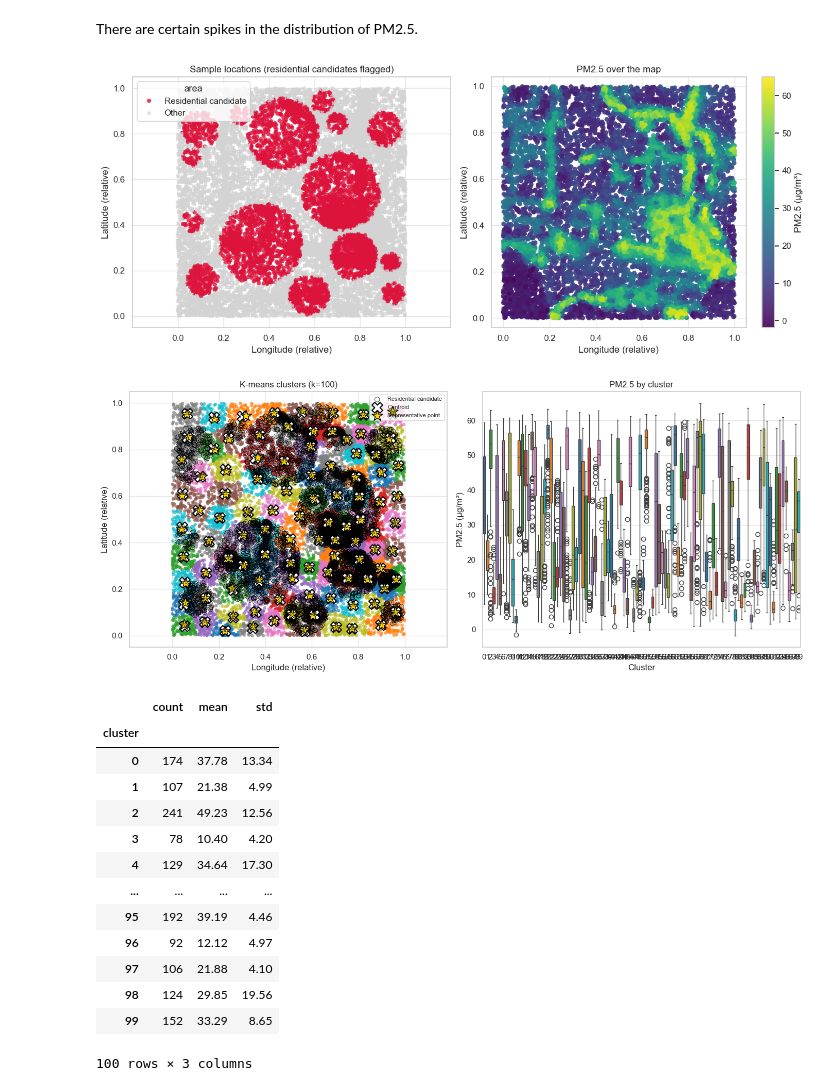
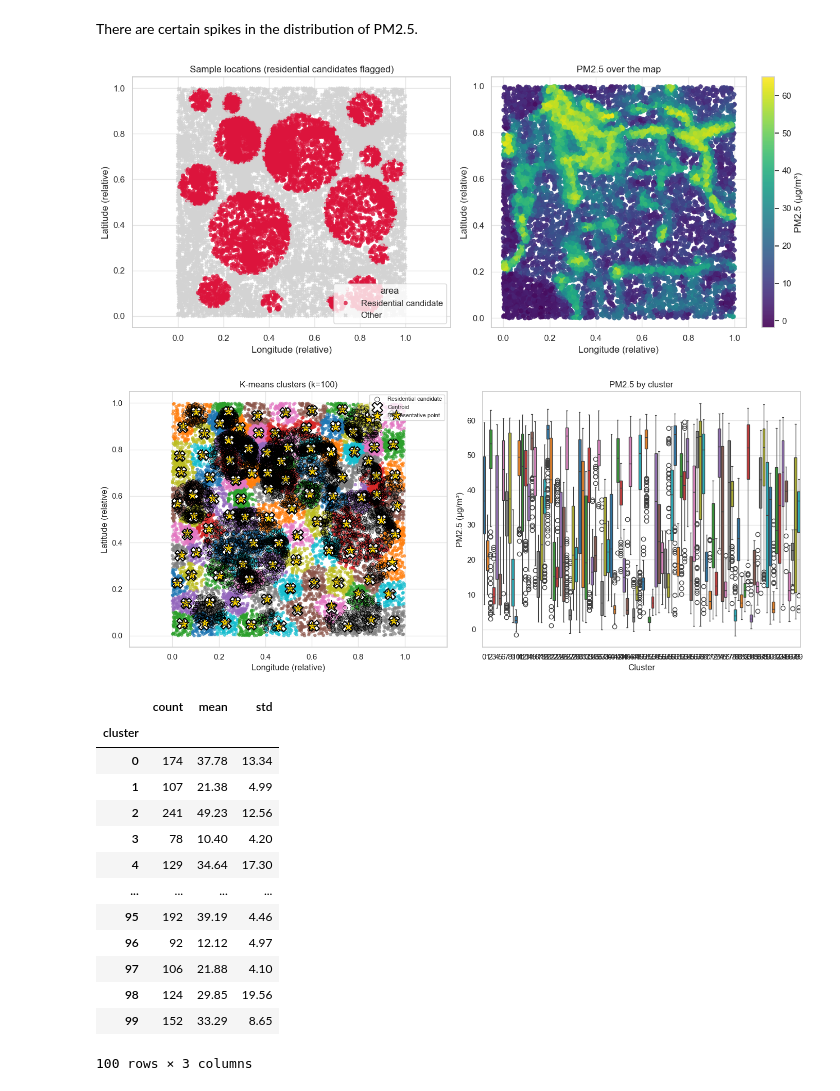
Before and after one commit to Sickthon/PAI_Project_1, a Jupyter notebook: dataset_exploration.ipynb, the cells around one changed output. Drawn from its saved outputs; the diff is of its cells as text; code cells hidden in the pictures.

Commit message:
changed latitude and longitude column names

```diff
--- a/dataset_exploration.ipynb
+++ b/dataset_exploration.ipynb
@@ -7,19 +7,19 @@ import seaborn as sns
 %matplotlib inline
 sns.set_theme(style="whitegrid", context="notebook", palette="deep")
 
-# train_x columns: lat, lon, in_residential_area
+# train_x columns: lon, lat, in_residential_area
 train_x = np.loadtxt("train_x.csv", delimiter=",", skiprows=1)
 train_y = np.loadtxt("train_y.csv", delimiter=",", skiprows=1)
 
 df = pd.DataFrame({
-    "lat": train_x[:, 0],
-    "lon": train_x[:, 1],
+    "lon": train_x[:, 0],
+    "lat": train_x[:, 1],
     "residential": train_x[:, 2].astype(bool),
     "pm25": train_y,
 })
-# Retain x/y aliases (x=lat, y=lon) for flexibility
-df["x"] = df["lat"]
-df["y"] = df["lon"]
+# Retain x/y aliases (x=lon, y=lat) for flexibility
+df["x"] = df["lon"]
+df["y"] = df["lat"]
 df["area"] = df["residential"].map({True: "Residential candidate", False: "Other"})
 
 display(df.describe())
@@ -88,7 +88,7 @@ axes[1].set_aspect("equal", adjustable="datalim")
 plt.tight_layout()
 plt.show()
 # %% [output]
-[figure, old version]
+[figure, new version]
 # %%
 from sklearn.cluster import KMeans
 
@@ -112,36 +112,36 @@ SHOW_FLAGGED = True   # outline residential candidates
 
 fig, axes = plt.subplots(1, 2, figsize=(14, 6))
 
 # (a) points colored by cluster, centroids and representatives marked
 palette = sns.color_palette("tab10", K)
 sns.scatterplot(data=df, x="lon", y="lat", hue="cluster", palette=palette,
                 s=18, alpha=0.7, edgecolor=None, legend=False, ax=axes[0])
 if SHOW_FLAGGED:
     flag = df[df["residential"]]
     axes[0].scatter(flag["lon"], flag["lat"], facecolors="none", edgecolors="black",
                     s=45, linewidths=0.5, label="Residential candidate")
-axes[0].scatter(km.cluster_centers_[:, 1], km.cluster_centers_[:, 0],
+axes[0].scatter(km.cluster_centers_[:, 0], km.cluster_centers_[:, 1],
                 marker="X", s=220, c="white", edgecolors="black", linewidths=1.5,
                 label="Centroid", zorder=5)
 axes[0].scatter(df["lon"].iloc[idx], df["lat"].iloc[idx],
                 marker="*", s=250, c="gold", edgecolors="black", linewidths=1,
                 label="Representative point", zorder=6)
-for k, (clat, clon) in enumerate(km.cluster_centers_):
+for k, (clon, clat) in enumerate(km.cluster_centers_):
     axes[0].text(clon, clat, str(k), ha="center", va="center", fontsize=8, zorder=7)
 axes[0].set(title=f"K-means clusters (k={K})", xlabel="Longitude (relative)", ylabel="Latitude (relative)")
 axes[0].set_aspect("equal", adjustable="datalim")
 axes[0].legend(loc="upper right", fontsize=8)
 
 # (b) PM2.5 per cluster: do regions differ in level or spread?
 sns.boxplot(data=df, x="cluster", y="pm25", hue="cluster", palette=palette, legend=False, ax=axes[1])
 axes[1].set(title="PM2.5 by cluster", xlabel="Cluster", ylabel="PM2.5 (µg/m³)")
 
 plt.tight_layout()
 plt.show()
 
 display(df.groupby("cluster")["pm25"].agg(["count", "mean", "std"]).round(2))
 # %% [output]
-[figure, old version]
+[figure, new version]
 |  | count | mean | std |
 | cluster |  |  |  |
 | 0 | 174 | 37.78 | 13.34 |
```
Also changed, not shown: parts of 1 cell of this notebook, 2 other files.
